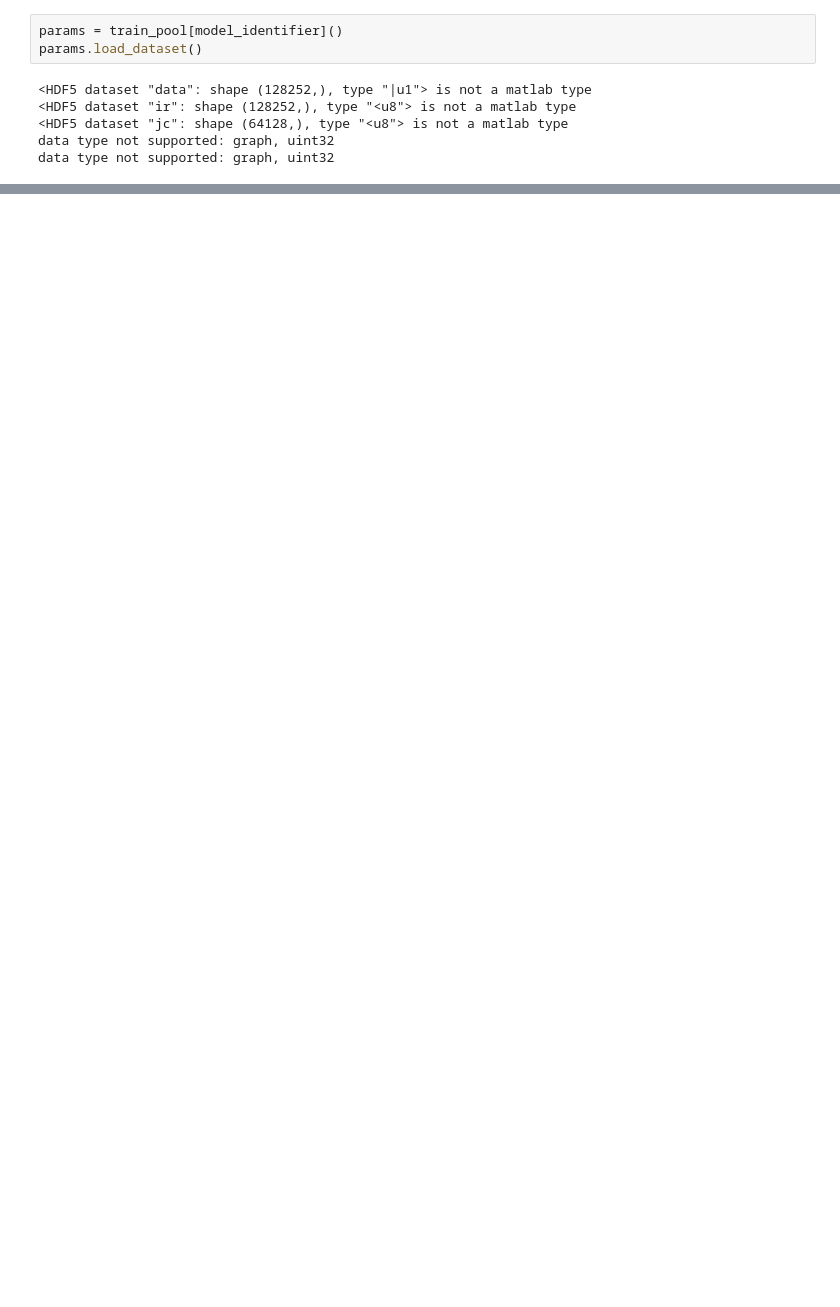
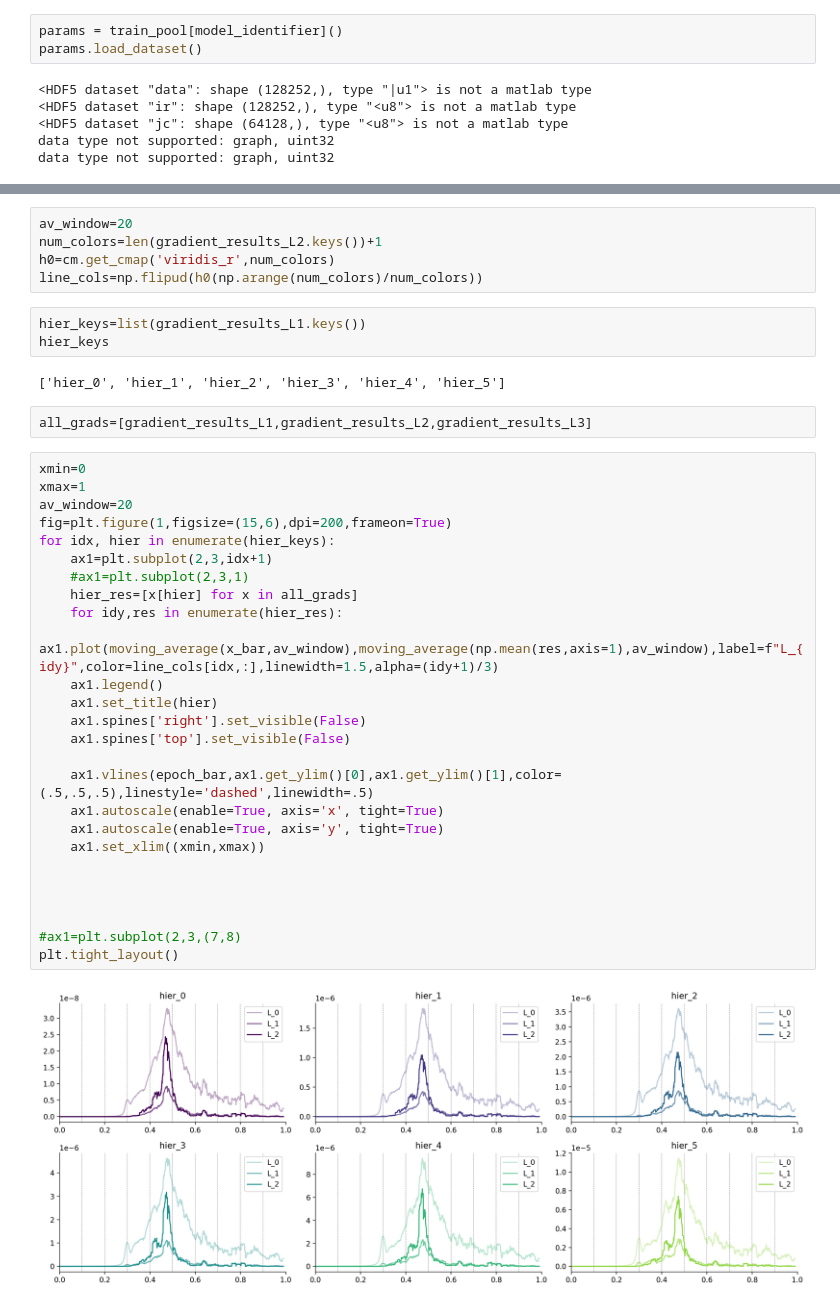
Before and after one commit to eghbalhosseini/neural_manifolds, a Jupyter notebook: create_gradient_figures_post_ICML.ipynb, the cells around one changed output, grey strips where cells are left out. Drawn from its saved outputs; the diff is of its cells as text; blank space fills up the shorter version.

```diff
--- a/create_gradient_figures_post_ICML.ipynb
+++ b/create_gradient_figures_post_ICML.ipynb
@@ -198,0 +226,40 @@ for h in range(all_grad.shape[1]):
+# %%
+av_window=20
+num_colors=len(gradient_results_L2.keys())+1
+h0=cm.get_cmap('viridis_r',num_colors)
+line_cols=np.flipud(h0(np.arange(num_colors)/num_colors))
+# %%
+hier_keys=list(gradient_results_L1.keys())
+hier_keys
+# %% [output]
+['hier_0', 'hier_1', 'hier_2', 'hier_3', 'hier_4', 'hier_5']
+# %%
+all_grads=[gradient_results_L1,gradient_results_L2,gradient_results_L3]
+# %%
+xmin=0
+xmax=1
+av_window=20
+fig=plt.figure(1,figsize=(15,6),dpi=200,frameon=True)
+for idx, hier in enumerate(hier_keys):
+    ax1=plt.subplot(2,3,idx+1)
+    #ax1=plt.subplot(2,3,1)
+    hier_res=[x[hier] for x in all_grads]
+    for idy,res in enumerate(hier_res):
+        ax1.plot(moving_average(x_bar,av_window),moving_average(np.mean(res,axis=1),av_window),label=f"L_{idy}",color=line_cols[idx,:],linewidth=1.5,alpha=(idy+1)/3)
+    ax1.legend()
+    ax1.set_title(hier)
+    ax1.spines['right'].set_visible(False)
+    ax1.spines['top'].set_visible(False)
+
+    ax1.vlines(epoch_bar,ax1.get_ylim()[0],ax1.get_ylim()[1],color=(.5,.5,.5),linestyle='dashed',linewidth=.5)
+    ax1.autoscale(enable=True, axis='x', tight=True)
+    ax1.autoscale(enable=True, axis='y', tight=True)
+    ax1.set_xlim((xmin,xmax))
+
+
+
+
+#ax1=plt.subplot(2,3,(7,8)
+plt.tight_layout()
+# %% [output]
+[figure, added]
```
Also changed, not shown: parts of 32 cells of this notebook, 2 other files.
